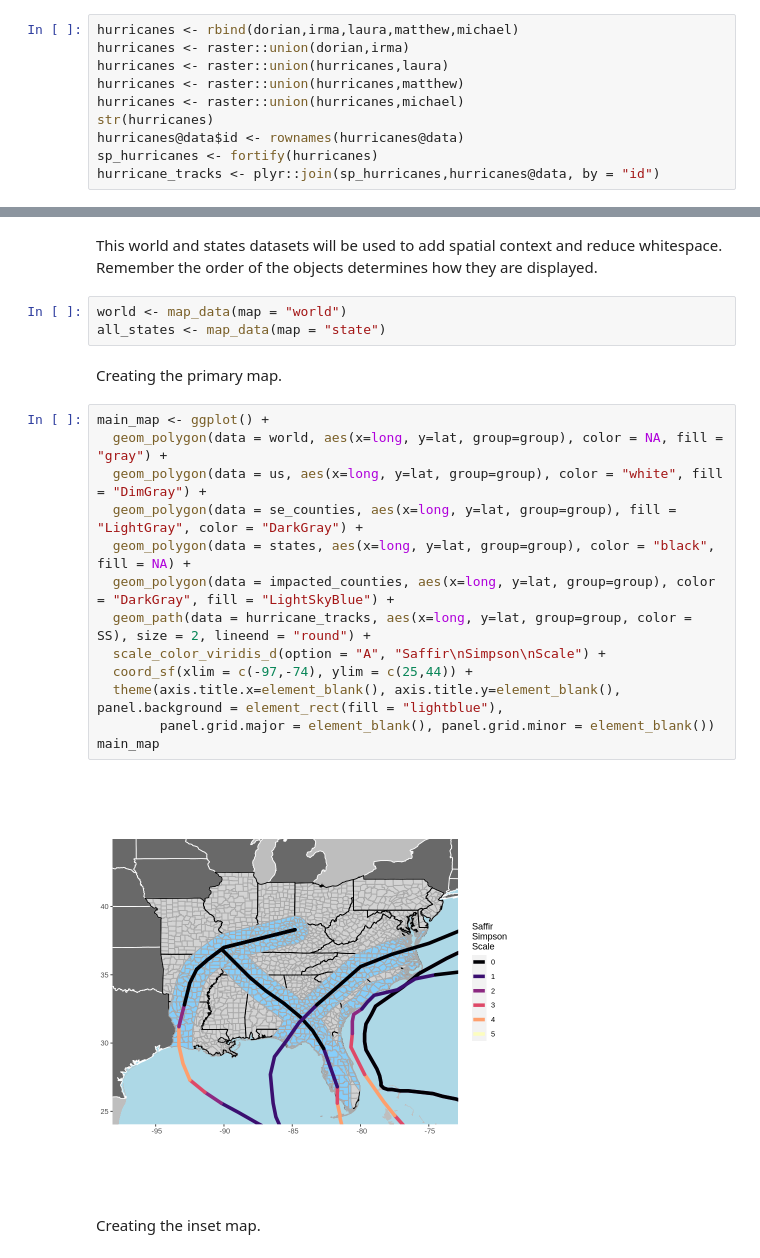
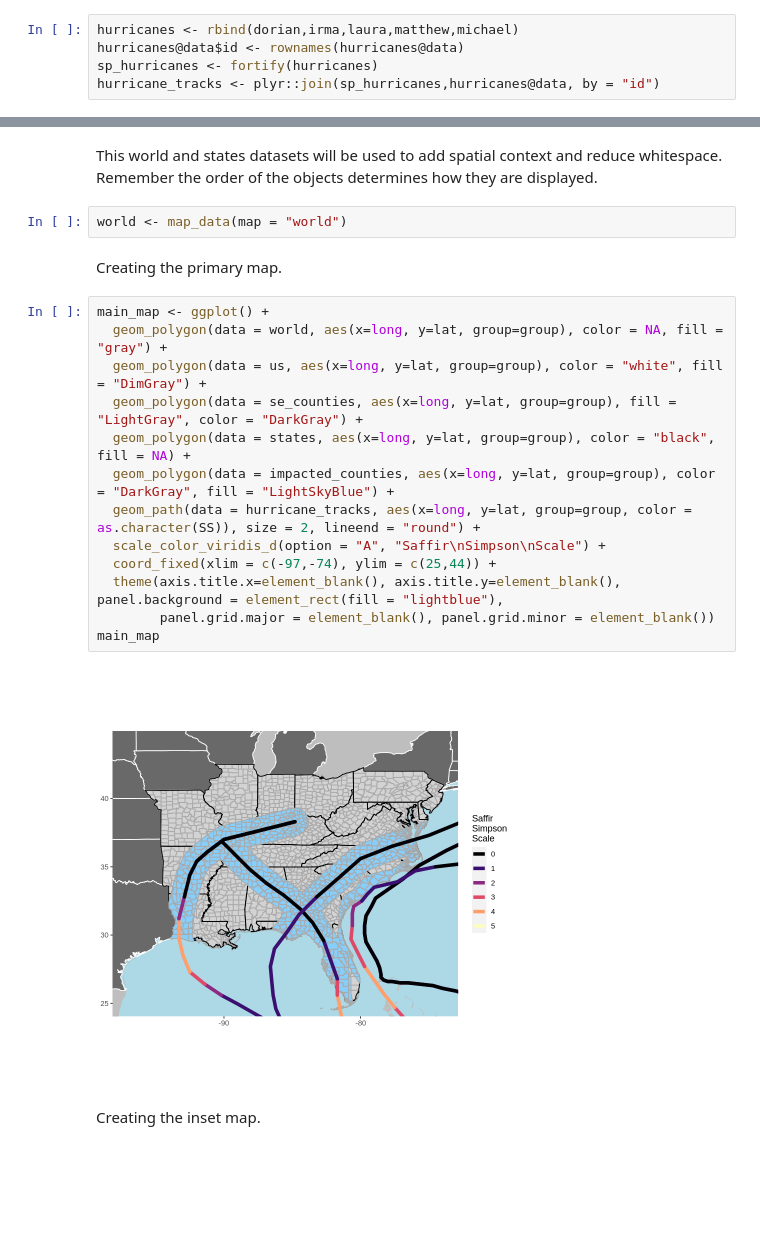
Before and after one commit to chrismgentry/GIS1-Exercise-4, a Jupyter notebook: GIS1_EX4.ipynb, the cells around one changed output, grey strips where cells are left out. Cells and saved outputs as stored; diff of their text form; blank space fills up the shorter version.

```diff
--- a/GIS1_EX4.ipynb
+++ b/GIS1_EX4.ipynb
@@ -169,11 +168,6 @@ It has 4 fields
 Shapefiles cannot be immediately displayed in `ggplot2` because of their unique structure. Therefore they must be converted with **fortify** to be used in your map.
 # %%
 hurricanes <- rbind(dorian,irma,laura,matthew,michael)
-hurricanes <- raster::union(dorian,irma)
-hurricanes <- raster::union(hurricanes,laura)
-hurricanes <- raster::union(hurricanes,matthew)
-hurricanes <- raster::union(hurricanes,michael)
-str(hurricanes)
 hurricanes@data$id <- rownames(hurricanes@data)
 sp_hurricanes <- fortify(hurricanes)
 hurricane_tracks <- plyr::join(sp_hurricanes,hurricanes@data, by = "id")
@@ -294,24 +270,23 @@ Here you will use the previously created datsets for the US, southeast counties,
 This world and states datasets will be used to add spatial context and reduce whitespace. Remember the order of the objects determines how they are displayed.
 # %%
 world <- map_data(map = "world")
-all_states <- map_data(map = "state")
 # %% [markdown]
 Creating the primary map.
 # %%
 main_map <- ggplot() +
   geom_polygon(data = world, aes(x=long, y=lat, group=group), color = NA, fill = "gray") +
   geom_polygon(data = us, aes(x=long, y=lat, group=group), color = "white", fill = "DimGray") +
   geom_polygon(data = se_counties, aes(x=long, y=lat, group=group), fill = "LightGray", color = "DarkGray") +
   geom_polygon(data = states, aes(x=long, y=lat, group=group), color = "black", fill = NA) +
   geom_polygon(data = impacted_counties, aes(x=long, y=lat, group=group), color = "DarkGray", fill = "LightSkyBlue") +
-  geom_path(data = hurricane_tracks, aes(x=long, y=lat, group=group, color = SS), size = 2, lineend = "round") +
+  geom_path(data = hurricane_tracks, aes(x=long, y=lat, group=group, color = as.character(SS)), size = 2, lineend = "round") +
   scale_color_viridis_d(option = "A", "Saffir\nSimpson\nScale") +
-  coord_sf(xlim = c(-97,-74), ylim = c(25,44)) +
+  coord_fixed(xlim = c(-97,-74), ylim = c(25,44)) +
   theme(axis.title.x=element_blank(), axis.title.y=element_blank(), panel.background = element_rect(fill = "lightblue"),
         panel.grid.major = element_blank(), panel.grid.minor = element_blank())
 main_map
 # %% [output]
-[figure, old version]
+[figure, new version]
 # %% [markdown]
 Creating the inset map.
 # %%
```
Also changed, not shown: parts of 9 cells of this notebook, 2 other files.
